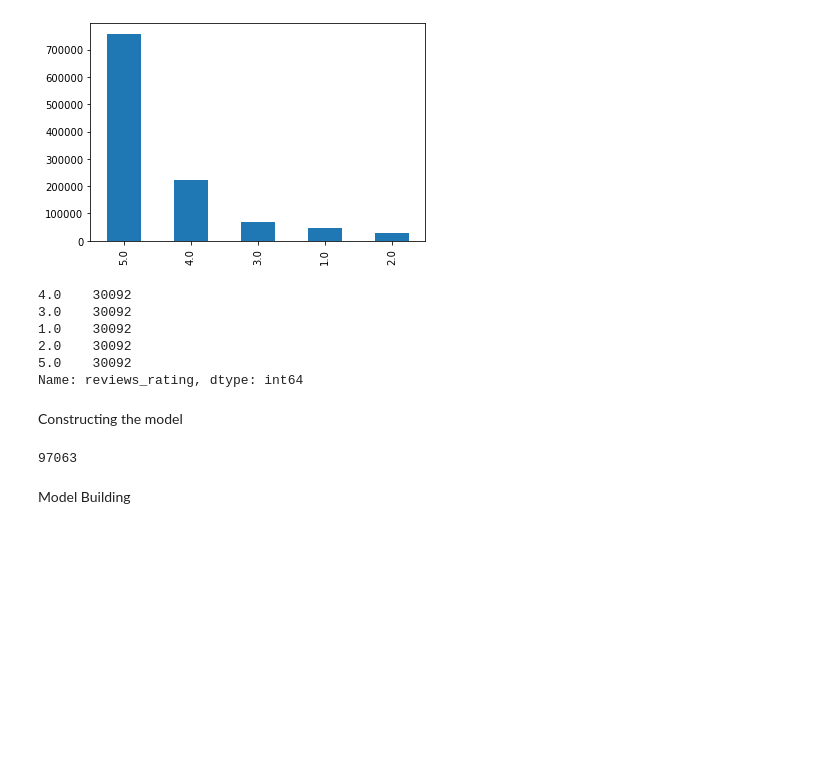
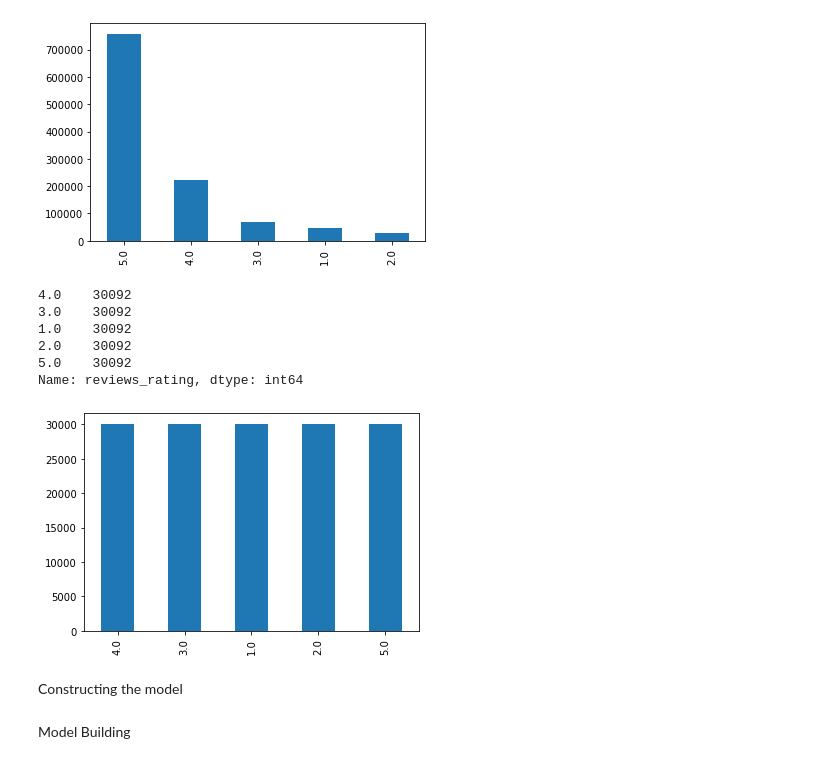
Before and after one commit to CCCaLebF/nlp-sentiment-analysis, a Jupyter notebook: preprocessing_balanced.ipynb, the cells around one changed output. Drawn from its saved outputs; the diff is of its cells as text; code cells hidden in the pictures; blank space fills up the shorter version.

```diff
--- a/preprocessing_balanced.ipynb
+++ b/preprocessing_balanced.ipynb
@@ -113,27 +113,32 @@ Name: reviews_rating, dtype: int64
 # %%
 least_class_amount, class_1, class_3, class_4, class_5 = combined.reviews_rating.value_counts(ascending=True)
 
+# create separate dataframes for each rating
 c5 = combined[combined["reviews_rating"] == 5.0]
 c4 = combined[combined["reviews_rating"] == 4.0]
 c3 = combined[combined["reviews_rating"] == 3.0]
 c2 = combined[combined["reviews_rating"] == 2.0]
 c1 = combined[combined["reviews_rating"] == 1.0]
 
+# randomly remove data to in each dataframe to match the number of rows in c2 which has the least amount of data
 df_5 = c5.sample(least_class_amount, random_state=100)
 df_4 = c4.sample(least_class_amount, random_state=100)
 df_3 = c3.sample(least_class_amount, random_state=100)
 df_1 = c1.sample(least_class_amount, random_state=100)
 
+# concatenate all 5 dataframes into 1 to get a balanced dataset
 undersampled = pd.concat([df_5, df_4, df_3, c2, df_1], axis=0)
 combined = undersampled
+combined.reviews_rating.value_counts().plot.bar()
 combined.reviews_rating.value_counts()
 # %% [output]
 4.0    30092
 3.0    30092
 1.0    30092
 2.0    30092
 5.0    30092
 Name: reviews_rating, dtype: int64
+[figure, added]
 # %%
 # perform 80-20 split on data
 from sklearn.model_selection import train_test_split
@@ -175,10 +180,6 @@ training_padded = pad_sequences(training_sequences, maxlen=max_length, padding=p
 test_sequences = tokenizer.texts_to_sequences(test_sentences)
 test_padded = pad_sequences(test_sequences, maxlen=max_length, padding=padding_type,
                                truncating=trunc_type)
-# %%
-print(len(word_index))
-# %% [output]
-97063
 # %%
 # Need this block to get it to work with TensorFlow 2.x
 training_padded = np.array(training_padded)
```
Also changed, not shown: parts of 4 cells of this notebook.
